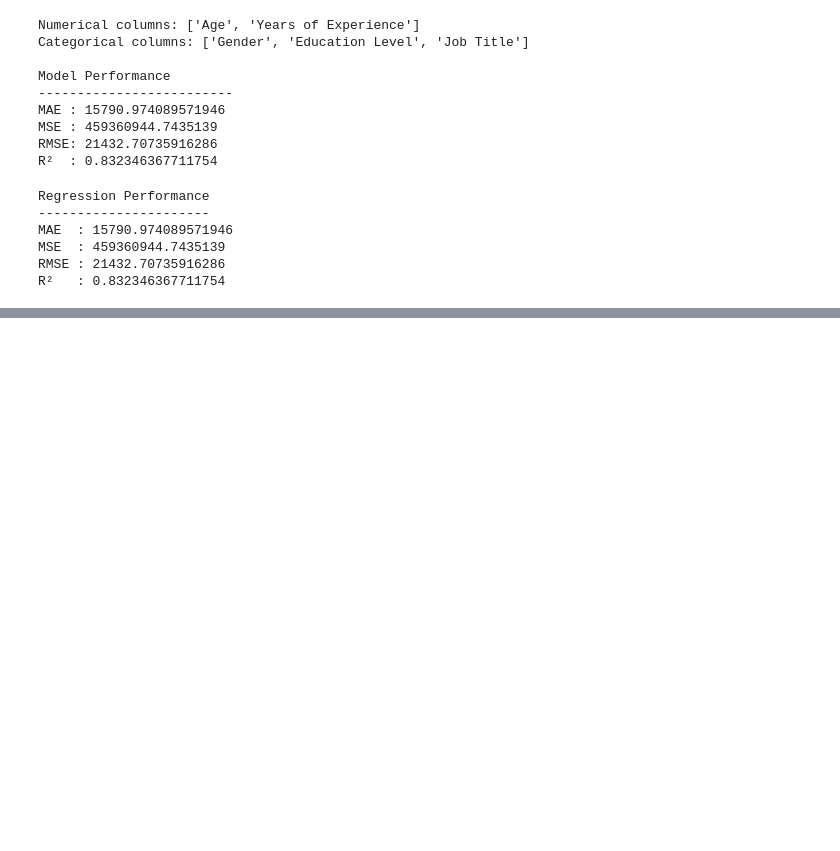
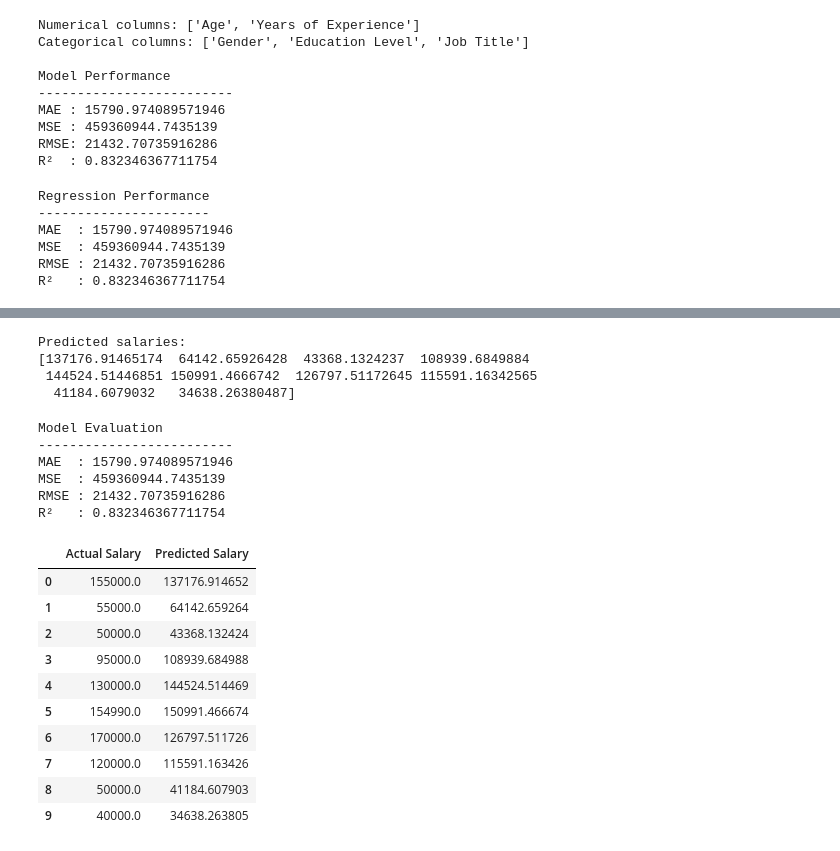
Before and after one commit to lalit2909/Multimodal-RAG-updated-with-agentic-AI, a Jupyter notebook: SalaryPrediction.ipynb, the cells around one changed output, grey strips where cells are left out. Drawn from its saved outputs; the diff is of its cells as text; code cells hidden in the pictures; blank space fills up the shorter version.

```diff
--- a/SalaryPrediction.ipynb
+++ b/SalaryPrediction.ipynb
@@ -469,0 +485,12 @@ from sklearn.metrics import confusion_matrix, classification_report
+# %%
+from sklearn.model_selection import train_test_split
+
+X_train, X_test, y_train, y_test = train_test_split(
+    X,
+    y,
+    test_size=0.20,
+    random_state=42
+)
+
+print("Training rows:", X_train.shape[0])
+print("Testing rows:", X_test.shape[0])
@@ -469,0 +500,13 @@ from sklearn.metrics import confusion_matrix, classification_report
+# %%
+from sklearn.compose import ColumnTransformer
+from sklearn.preprocessing import OneHotEncoder
+
+preprocessor = ColumnTransformer(
+    transformers=[
+        ('categorical', OneHotEncoder(handle_unknown='ignore'), categorical_cols)
+    ],
+    remainder='passthrough'
+)
+
+X_train_encoded = preprocessor.fit_transform(X_train)
+X_test_encoded = preprocessor.transform(X_test)
@@ -469,0 +523,51 @@ from sklearn.metrics import confusion_matrix, classification_report
+# %%
+y_pred = model.predict(X_test_encoded)
+
+print("Predicted salaries:")
+print(y_pred[:10])
+# %% [output]
+Predicted salaries:
+[137176.91465174  64142.65926428  43368.1324237  108939.6849884
+ 144524.51446851 150991.4666742  126797.51172645 115591.16342565
+  41184.6079032   34638.26380487]
+# %%
+from sklearn.metrics import mean_absolute_error, mean_squared_error, r2_score
+import numpy as np
+
+mae = mean_absolute_error(y_test, y_pred)
+mse = mean_squared_error(y_test, y_pred)
+rmse = np.sqrt(mse)
+r2 = r2_score(y_test, y_pred)
+
+print("Model Evaluation")
+print("-------------------------")
+print("MAE  :", mae)
+print("MSE  :", mse)
+print("RMSE :", rmse)
+print("R²   :", r2)
+# %% [output]
+Model Evaluation
+-------------------------
+MAE  : 15790.974089571946
+MSE  : 459360944.7435139
+RMSE : 21432.70735916286
+R²   : 0.832346367711754
+# %%
+results = pd.DataFrame({
+    'Actual Salary': y_test.values,
+    'Predicted Salary': y_pred
+})
+
+results.head(10)
+# %% [output]
+|  | Actual Salary | Predicted Salary |
+| 0 | 155000.0 | 137176.914652 |
+| 1 | 55000.0 | 64142.659264 |
+| 2 | 50000.0 | 43368.132424 |
+| 3 | 95000.0 | 108939.684988 |
+| 4 | 130000.0 | 144524.514469 |
+| 5 | 154990.0 | 150991.466674 |
+| 6 | 170000.0 | 126797.511726 |
+| 7 | 120000.0 | 115591.163426 |
+| 8 | 50000.0 | 41184.607903 |
+| 9 | 40000.0 | 34638.263805 |
```
Also changed, not shown: parts of 25 cells of this notebook.
